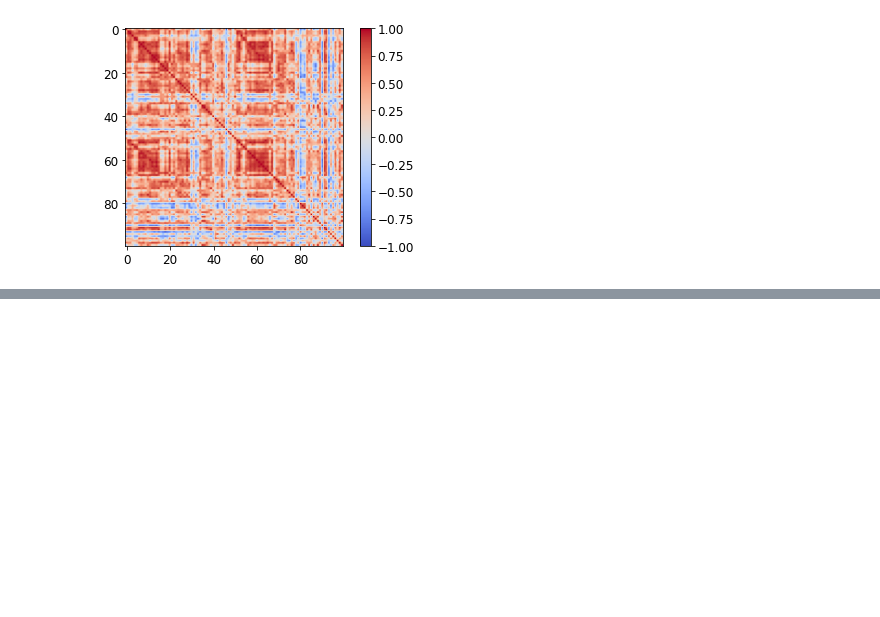
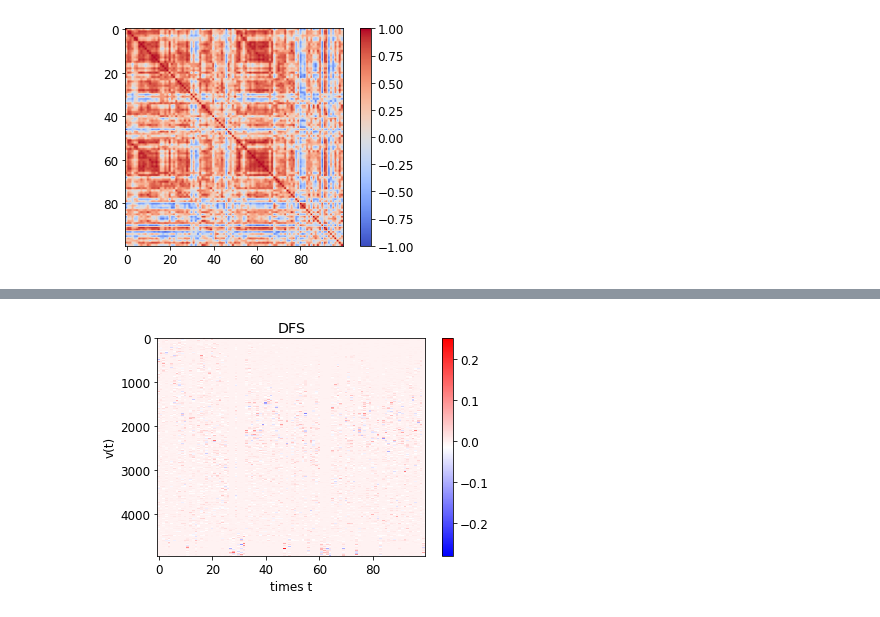
Before and after one commit to gbarzon/DMF, a Jupyter notebook: FC_analysis.ipynb, the cells around one changed output, grey strips where cells are left out. Saved outputs shown, nothing was run; the diff lists cells and outputs as text; code cells hidden in the pictures; blank space fills up the shorter version.

```diff
--- a/FC_analysis.ipynb
+++ b/FC_analysis.ipynb
@@ -160,0 +176,9 @@ plt.show()
+# %%
+plt.imshow(reduced[:100].T, cmap='bwr', aspect='auto', interpolation='none')
+plt.colorbar()
+plt.ylabel('v(t)')
+plt.xlabel('times t')
+plt.title('DFS')
+plt.show()
+# %% [output]
+[figure, added]
```
Also changed, not shown: parts of 11 cells of this notebook, 6 other files.
